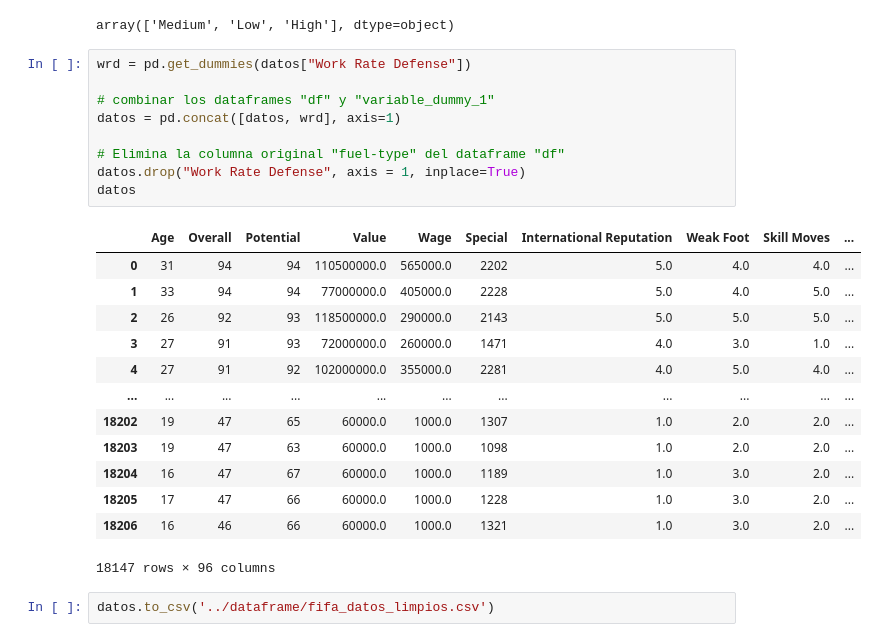
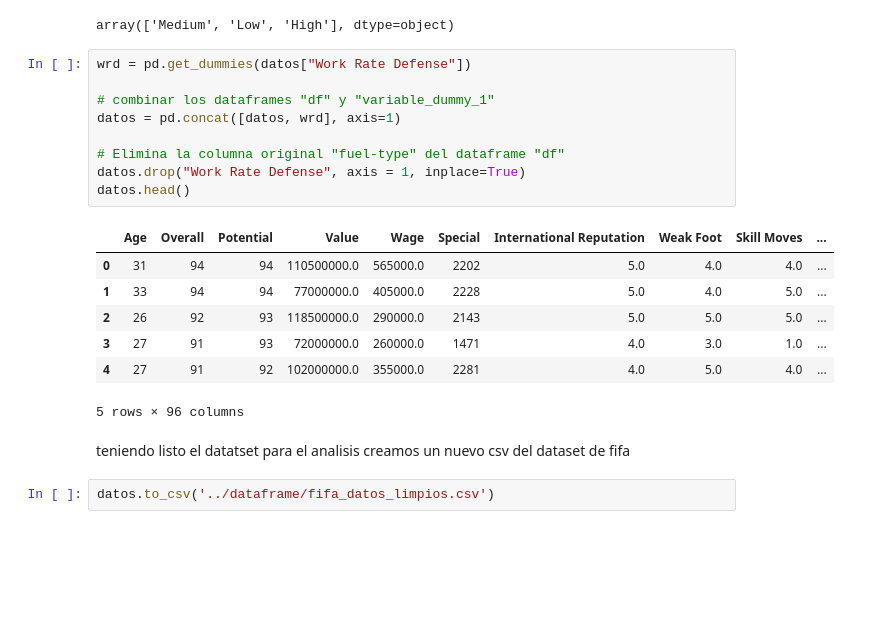
Before and after one commit to KenderWebos/python-data-science, a Jupyter notebook: tarea_5/Main/tarea_5.ipynb, the cells around one changed output. Saved outputs shown, nothing was run; the diff lists cells and outputs as text; blank space fills up the shorter version.

```diff
--- a/tarea_5/Main/tarea_5.ipynb
+++ b/tarea_5/Main/tarea_5.ipynb
@@ -58,25 +78,21 @@ array(['Medium', 'Low', 'High'], dtype=object)
 # %%
 wrd = pd.get_dummies(datos["Work Rate Defense"])
 
 # combinar los dataframes "df" y "variable_dummy_1"
 datos = pd.concat([datos, wrd], axis=1)
 
 # Elimina la columna original "fuel-type" del dataframe "df"
 datos.drop("Work Rate Defense", axis = 1, inplace=True)
-datos
+datos.head()
 # %% [output]
 |  | Age | Overall | Potential | Value | Wage | Special | International Reputation | Weak Foot | Skill Moves | ... |
 | 0 | 31 | 94 | 94 | 110500000.0 | 565000.0 | 2202 | 5.0 | 4.0 | 4.0 | ... |
 | 1 | 33 | 94 | 94 | 77000000.0 | 405000.0 | 2228 | 5.0 | 4.0 | 5.0 | ... |
 | 2 | 26 | 92 | 93 | 118500000.0 | 290000.0 | 2143 | 5.0 | 5.0 | 5.0 | ... |
 | 3 | 27 | 91 | 93 | 72000000.0 | 260000.0 | 1471 | 4.0 | 3.0 | 1.0 | ... |
 | 4 | 27 | 91 | 92 | 102000000.0 | 355000.0 | 2281 | 4.0 | 5.0 | 4.0 | ... |
-| ... | ... | ... | ... | ... | ... | ... | ... | ... | ... | ... |
-| 18202 | 19 | 47 | 65 | 60000.0 | 1000.0 | 1307 | 1.0 | 2.0 | 2.0 | ... |
-| 18203 | 19 | 47 | 63 | 60000.0 | 1000.0 | 1098 | 1.0 | 2.0 | 2.0 | ... |
-| 18204 | 16 | 47 | 67 | 60000.0 | 1000.0 | 1189 | 1.0 | 3.0 | 2.0 | ... |
-| 18205 | 17 | 47 | 66 | 60000.0 | 1000.0 | 1228 | 1.0 | 3.0 | 2.0 | ... |
-| 18206 | 16 | 46 | 66 | 60000.0 | 1000.0 | 1321 | 1.0 | 3.0 | 2.0 | ... |
-18147 rows × 96 columns
+5 rows × 96 columns
+# %% [markdown]
+teniendo listo el datatset para el analisis creamos un nuevo csv del dataset de fifa
 # %%
 datos.to_csv('../dataframe/fifa_datos_limpios.csv')
```
Also changed, not shown: parts of 17 cells of this notebook.
